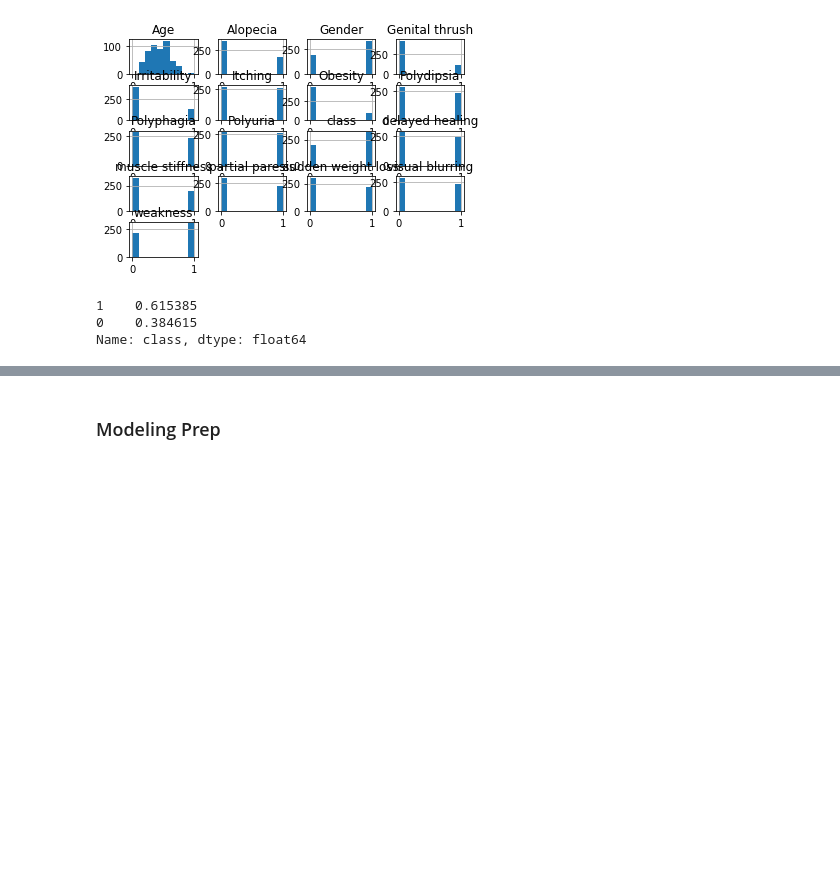
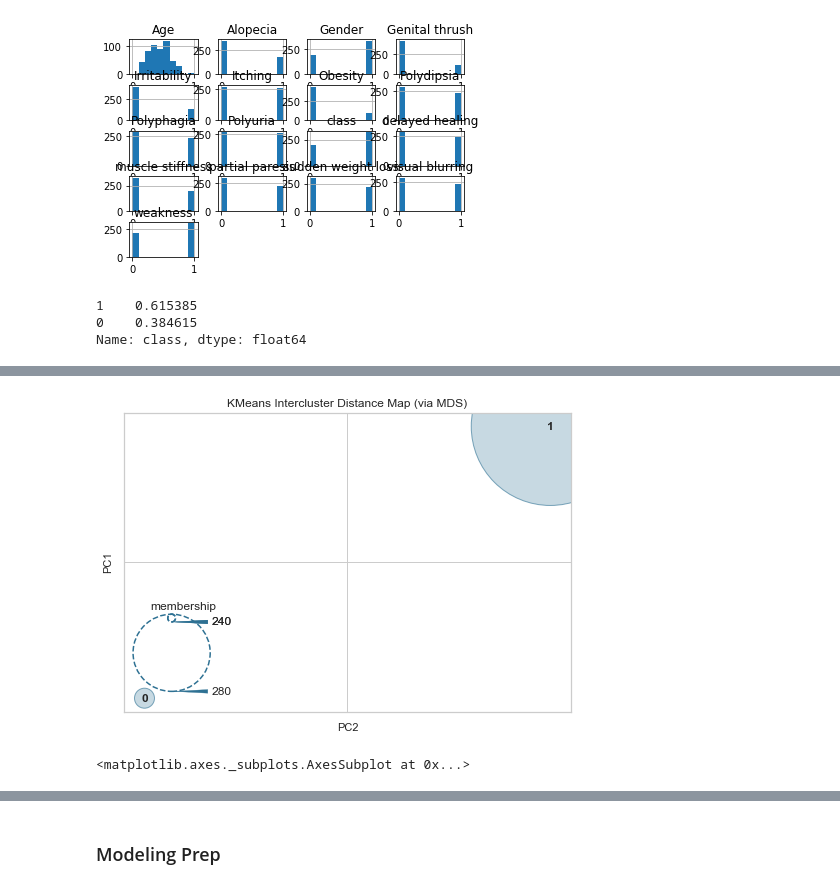
Before and after one commit to WickedoneC/Pandas_Projects, a Jupyter notebook: Diabetes/Modeling.ipynb, the cells around one changed output, grey strips where cells are left out. Saved outputs shown, nothing was run; the diff lists cells and outputs as text; code cells hidden in the pictures; blank space fills up the shorter version.

Commit message:
clusters and log probs

```diff
--- a/Diabetes/Modeling.ipynb
+++ b/Diabetes/Modeling.ipynb
@@ -93,0 +96,3 @@ Name: class, dtype: float64
+# %%
+kmeans = KMeans(n_clusters=2)
+kmeans.fit(df)
@@ -93,0 +132,2 @@ Name: class, dtype: float64
+# %%
+kmeans.fit_predict(df)
@@ -93,0 +152,8 @@ Name: class, dtype: float64
+# %%
+from yellowbrick.cluster import InterclusterDistance
+visualizer = InterclusterDistance(kmeans)
+visualizer.fit(df)
+visualizer.show()
+# %% [output]
+[figure, added]
+<matplotlib.axes._subplots.AxesSubplot at 0x...>
```
Also changed, not shown: parts of 11 cells of this notebook.
